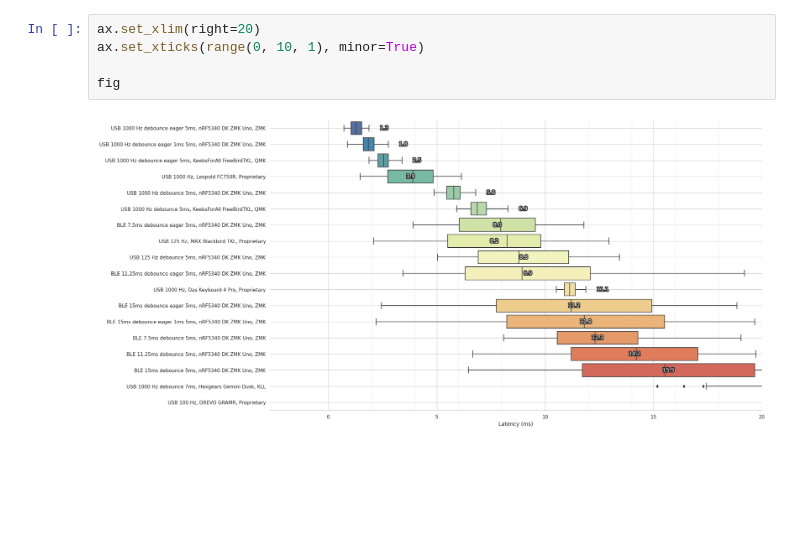
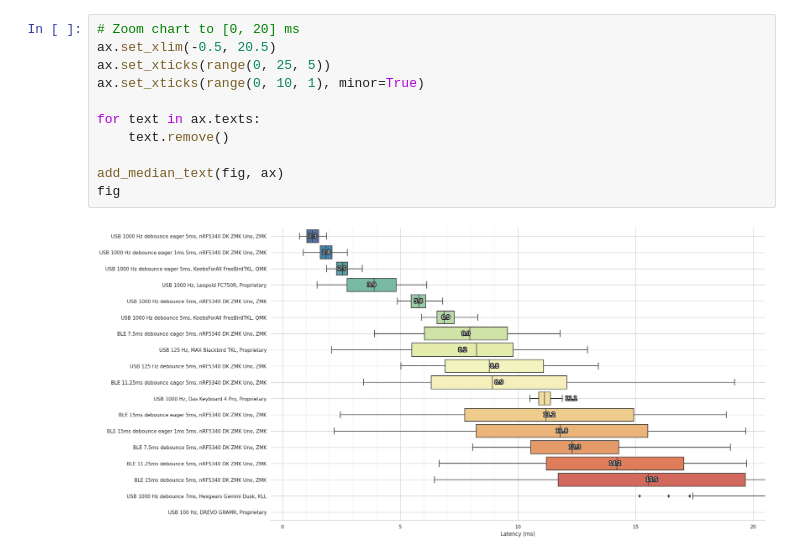
Before and after one commit to joelspadin/keyboard-latency-tester, a Jupyter notebook: results/chart.ipynb, the cells around one changed output. Cells and saved outputs as stored; diff of their text form; blank space fills up the shorter version.

Commit message:
Improve text positioning

```diff
--- a/results/chart.ipynb
+++ b/results/chart.ipynb
@@ -110,9 +127,15 @@ ax.yaxis.grid(True)
 # %% [output]
 [figure]
-# %%
-ax.set_xlim(right=20)
-ax.set_xticks(range(0, 10, 1), minor=True)
-
-fig
-# %% [output]
-[figure, removed]
+# %%
+# Zoom chart to [0, 20] ms
+ax.set_xlim(-0.5, 20.5)
+ax.set_xticks(range(0, 25, 5))
+ax.set_xticks(range(0, 10, 1), minor=True)
+
+for text in ax.texts:
+    text.remove()
+
+add_median_text(fig, ax)
+fig
+# %% [output]
+[figure, added]
```
Also changed, not shown: parts of 1 cell of this notebook.
